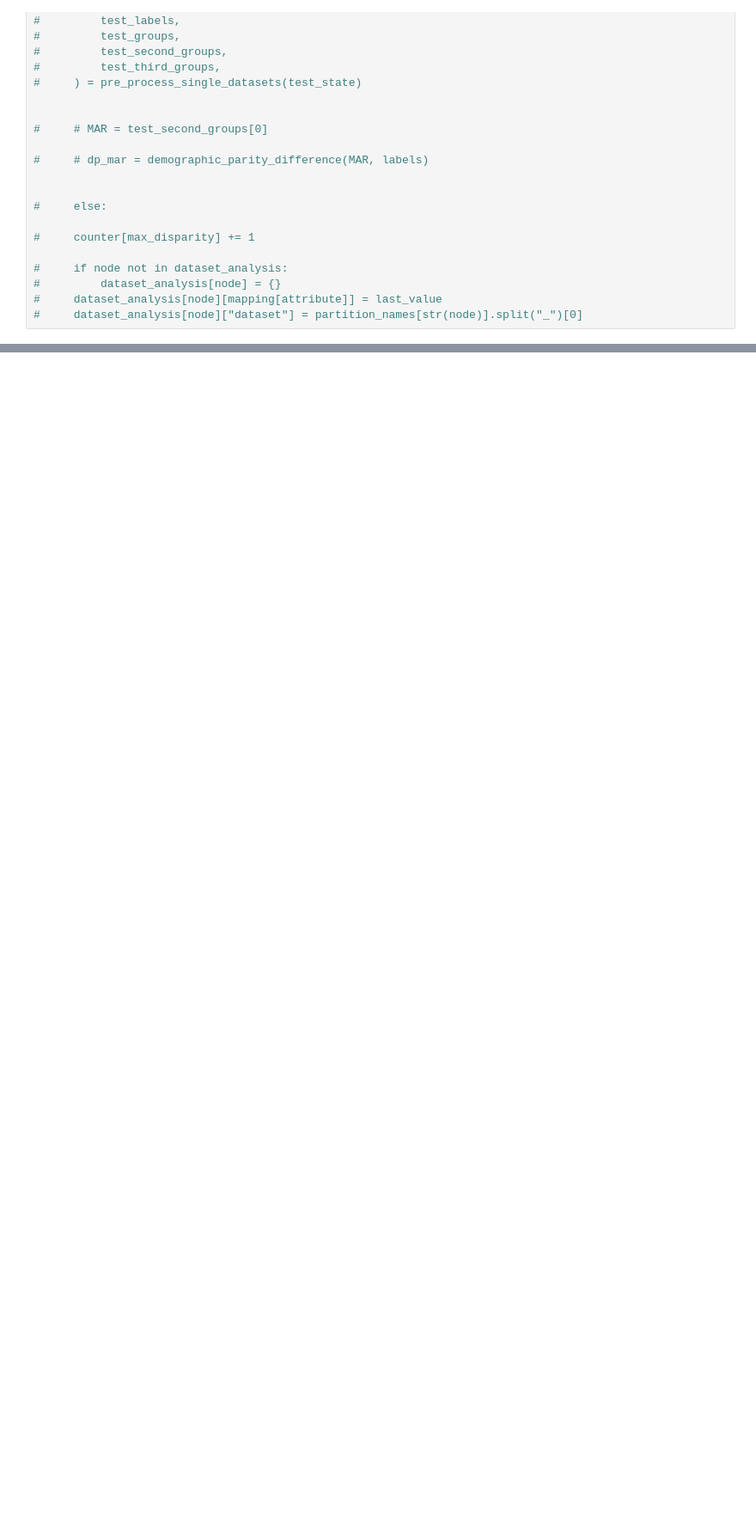
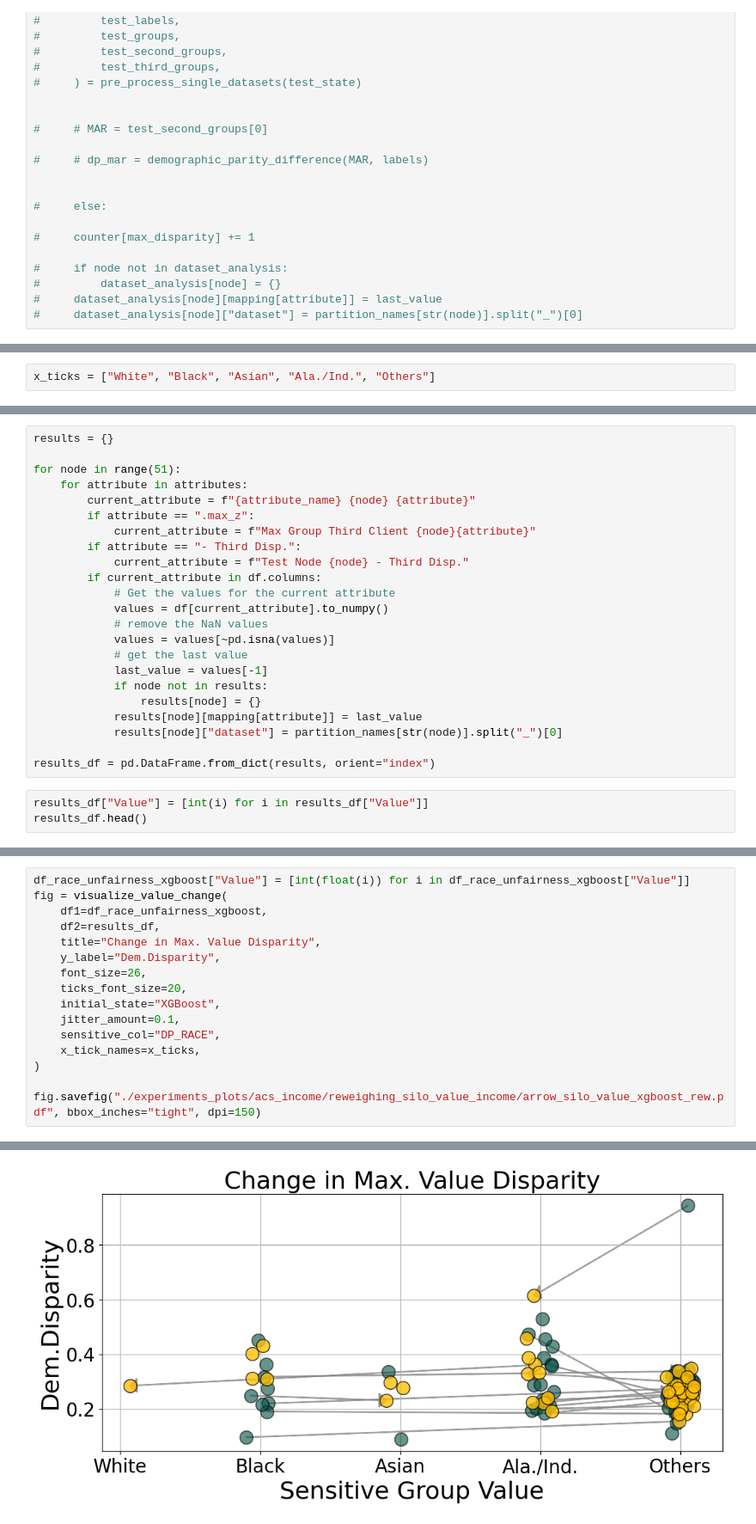
Before and after one commit to xheilmann/FeDa4Fair, a Jupyter notebook: evaluations/plots/plots.ipynb, the cells around one changed output, grey strips where cells are left out. Shown at 86% size. Cells and saved outputs as stored; diff of their text form; blank space fills up the shorter version.

```diff
--- a/evaluations/plots/plots.ipynb
+++ b/evaluations/plots/plots.ipynb
@@ -2959,0 +3043,2 @@ bar_plot_differences(
+# %%
+x_ticks = ["White", "Black", "Asian", "Ala./Ind.", "Others"]
@@ -2959,0 +3067,26 @@ bar_plot_differences(
+# %%
+results = {}
+
+for node in range(51):
+    for attribute in attributes:
+        current_attribute = f"{attribute_name} {node} {attribute}"
+        if attribute == ".max_z":
+            current_attribute = f"Max Group Third Client {node}{attribute}"
+        if attribute == "- Third Disp.":
+            current_attribute = f"Test Node {node} - Third Disp."
+        if current_attribute in df.columns:
+            # Get the values for the current attribute
+            values = df[current_attribute].to_numpy()
+            # remove the NaN values
+            values = values[~pd.isna(values)]
+            # get the last value
+            last_value = values[-1]
+            if node not in results:
+                results[node] = {}
+            results[node][mapping[attribute]] = last_value
+            results[node]["dataset"] = partition_names[str(node)].split("_")[0]
+
+results_df = pd.DataFrame.from_dict(results, orient="index")
+# %%
+results_df["Value"] = [int(i) for i in results_df["Value"]]
+results_df.head()
@@ -2959,0 +3153,17 @@ bar_plot_differences(
+# %%
+df_race_unfairness_xgboost["Value"] = [int(float(i)) for i in df_race_unfairness_xgboost["Value"]]
+fig = visualize_value_change(
+    df1=df_race_unfairness_xgboost,
+    df2=results_df,
+    title="Change in Max. Value Disparity",
+    y_label="Dem.Disparity",
+    font_size=26,
+    ticks_font_size=20,
+    initial_state="XGBoost",
+    jitter_amount=0.1,
+    sensitive_col="DP_RACE",
+    x_tick_names=x_ticks,
+)
+
+fig.savefig("./experiments_plots/acs_income/reweighing_silo_value_income/arrow_silo_value_xgboost_rew.pdf", bbox_inches="tight", dpi=150)
+# %% [output]
@@ -2959,0 +3185 @@ bar_plot_differences(
+[figure, added]
```
Also changed, not shown: parts of 52 cells of this notebook, 2 other files.
